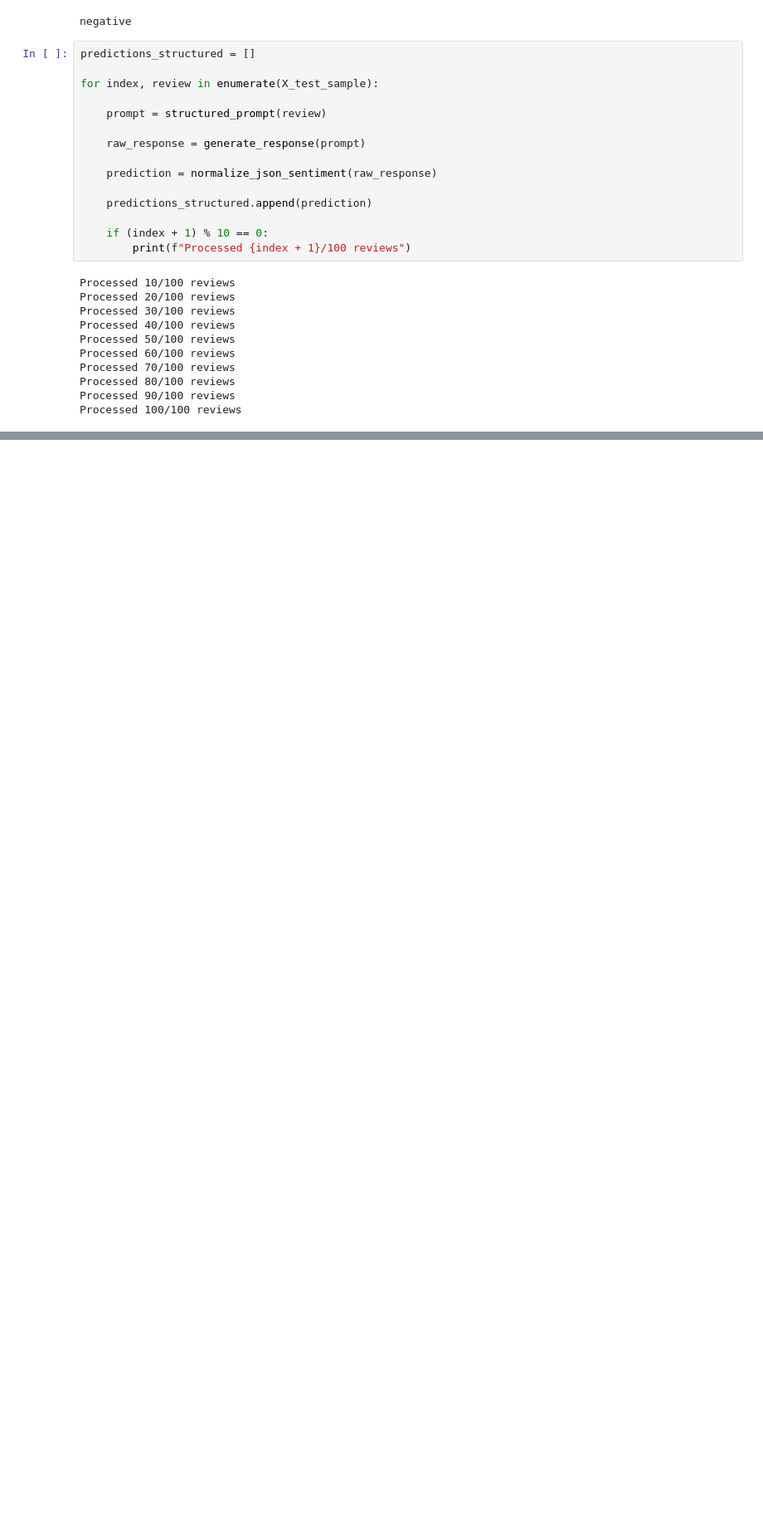
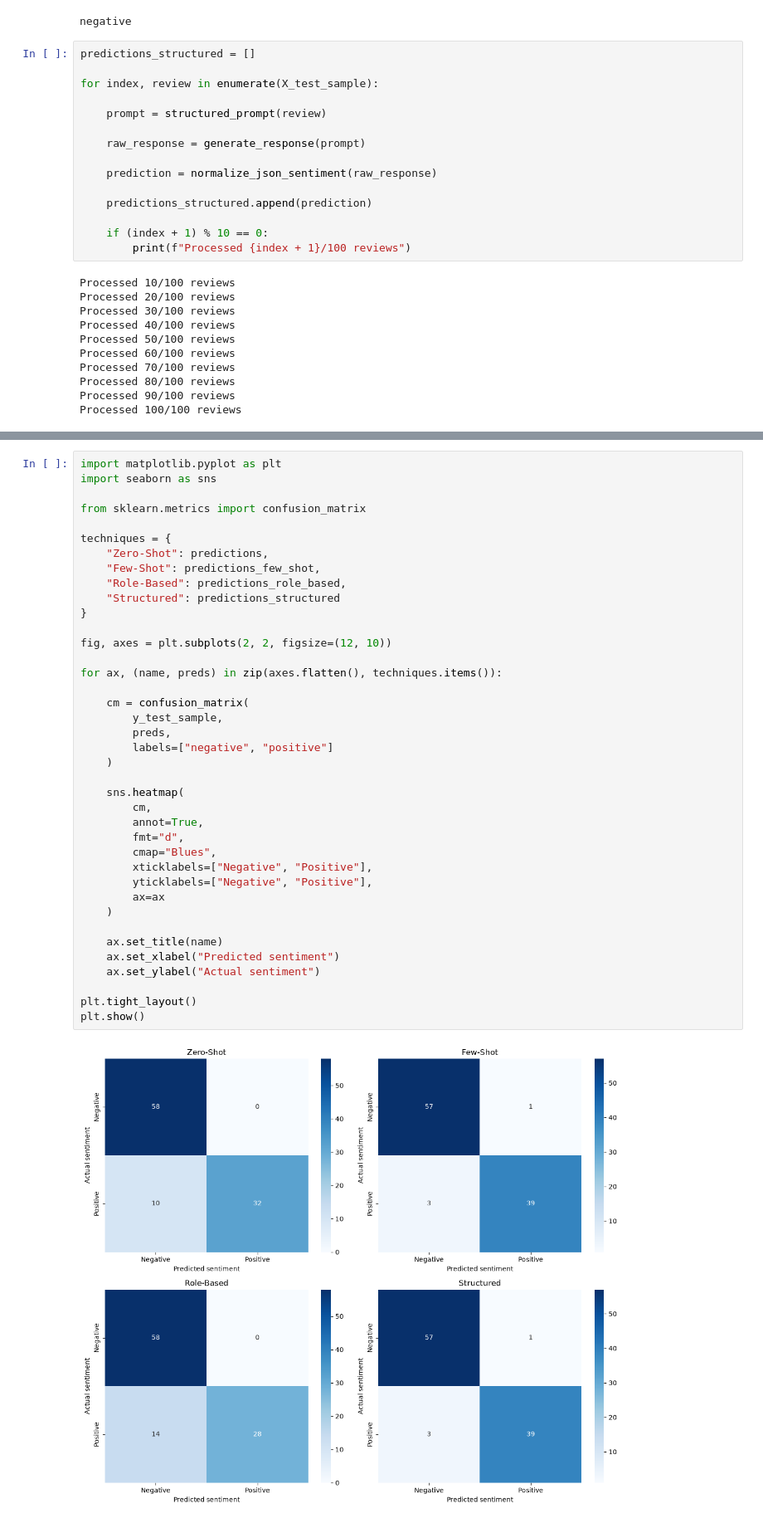
Before and after one commit to BabacarFaye3203/imdb-sentiment-prompt-engineering, a Jupyter notebook: notebooks/01_data_exploration.ipynb, the cells around one changed output, grey strips where cells are left out. Shown at 83% size. Drawn from its saved outputs; the diff is of its cells as text; blank space fills up the shorter version.

Commit message:
feat: implement advanced prompting for sentiment analysis

```diff
--- a/notebooks/01_data_exploration.ipynb
+++ b/notebooks/01_data_exploration.ipynb
@@ -745,0 +896,41 @@ Counter({'negative': 58, 'positive': 42})
+# %%
+import matplotlib.pyplot as plt
+import seaborn as sns
+
+from sklearn.metrics import confusion_matrix
+
+techniques = {
+    "Zero-Shot": predictions,
+    "Few-Shot": predictions_few_shot,
+    "Role-Based": predictions_role_based,
+    "Structured": predictions_structured
+}
+
+fig, axes = plt.subplots(2, 2, figsize=(12, 10))
+
+for ax, (name, preds) in zip(axes.flatten(), techniques.items()):
+
+    cm = confusion_matrix(
+        y_test_sample,
+        preds,
+        labels=["negative", "positive"]
+    )
+
+    sns.heatmap(
+        cm,
+        annot=True,
+        fmt="d",
+        cmap="Blues",
+        xticklabels=["Negative", "Positive"],
+        yticklabels=["Negative", "Positive"],
+        ax=ax
+    )
+
+    ax.set_title(name)
+    ax.set_xlabel("Predicted sentiment")
+    ax.set_ylabel("Actual sentiment")
+
+plt.tight_layout()
+plt.show()
+# %% [output]
+[figure, added]
```
Also changed, not shown: parts of 19 cells of this notebook, 2 other files.
